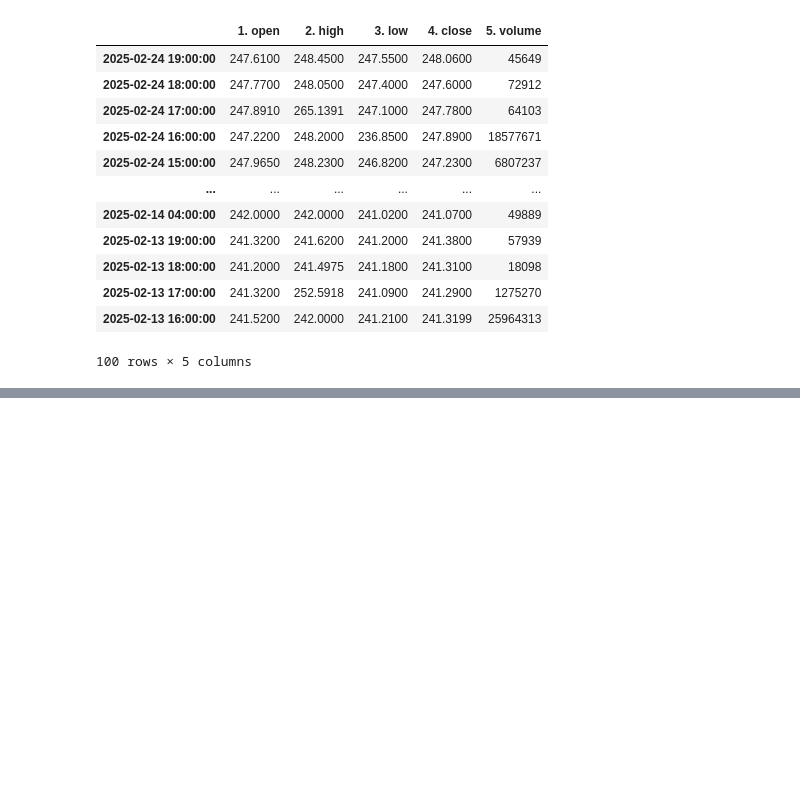
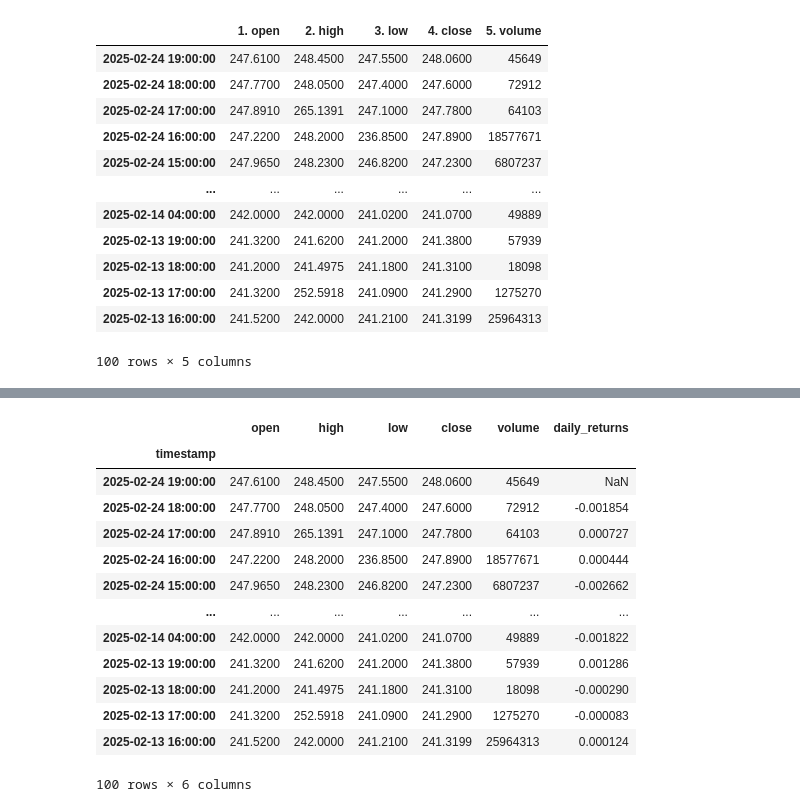
Before and after one commit to Amoako419/alphavantage, a Jupyter notebook: dags/test.ipynb, the cells around one changed output, grey strips where cells are left out. Cells and saved outputs as stored; diff of their text form; code cells hidden in the pictures; blank space fills up the shorter version.

```diff
--- a/dags/test.ipynb
+++ b/dags/test.ipynb
@@ -102,3 +108,10 @@ df
 | 2025-02-13 17:00:00 | 241.3200 | 252.5918 | 241.0900 | 241.2900 | 1275270 |
 | 2025-02-13 16:00:00 | 241.5200 | 242.0000 | 241.2100 | 241.3199 | 25964313 |
 100 rows × 5 columns
+# %%
+#change the column names
+df.columns = ['open', 'high', 'low', 'close', 'volume']
+# %%
+df['close'] = df['close'].astype(float)
+df['daily_returns'] = df['close'].pct_change()
+df
@@ -104,0 +132,19 @@ df
+# %%
+#name the index column
+df.index.name = 'timestamp'
+df
+# %% [output]
+|  | open | high | low | close | volume | daily_returns |
+| timestamp |  |  |  |  |  |  |
+| 2025-02-24 19:00:00 | 247.6100 | 248.4500 | 247.5500 | 248.0600 | 45649 | NaN |
+| 2025-02-24 18:00:00 | 247.7700 | 248.0500 | 247.4000 | 247.6000 | 72912 | -0.001854 |
+| 2025-02-24 17:00:00 | 247.8910 | 265.1391 | 247.1000 | 247.7800 | 64103 | 0.000727 |
+| 2025-02-24 16:00:00 | 247.2200 | 248.2000 | 236.8500 | 247.8900 | 18577671 | 0.000444 |
+| 2025-02-24 15:00:00 | 247.9650 | 248.2300 | 246.8200 | 247.2300 | 6807237 | -0.002662 |
+| ... | ... | ... | ... | ... | ... | ... |
+| 2025-02-14 04:00:00 | 242.0000 | 242.0000 | 241.0200 | 241.0700 | 49889 | -0.001822 |
+| 2025-02-13 19:00:00 | 241.3200 | 241.6200 | 241.2000 | 241.3800 | 57939 | 0.001286 |
+| 2025-02-13 18:00:00 | 241.2000 | 241.4975 | 241.1800 | 241.3100 | 18098 | -0.000290 |
+| 2025-02-13 17:00:00 | 241.3200 | 252.5918 | 241.0900 | 241.2900 | 1275270 | -0.000083 |
+| 2025-02-13 16:00:00 | 241.5200 | 242.0000 | 241.2100 | 241.3199 | 25964313 | 0.000124 |
+100 rows × 6 columns
```
Also changed, not shown: parts of 6 cells of this notebook, 1 other file.
